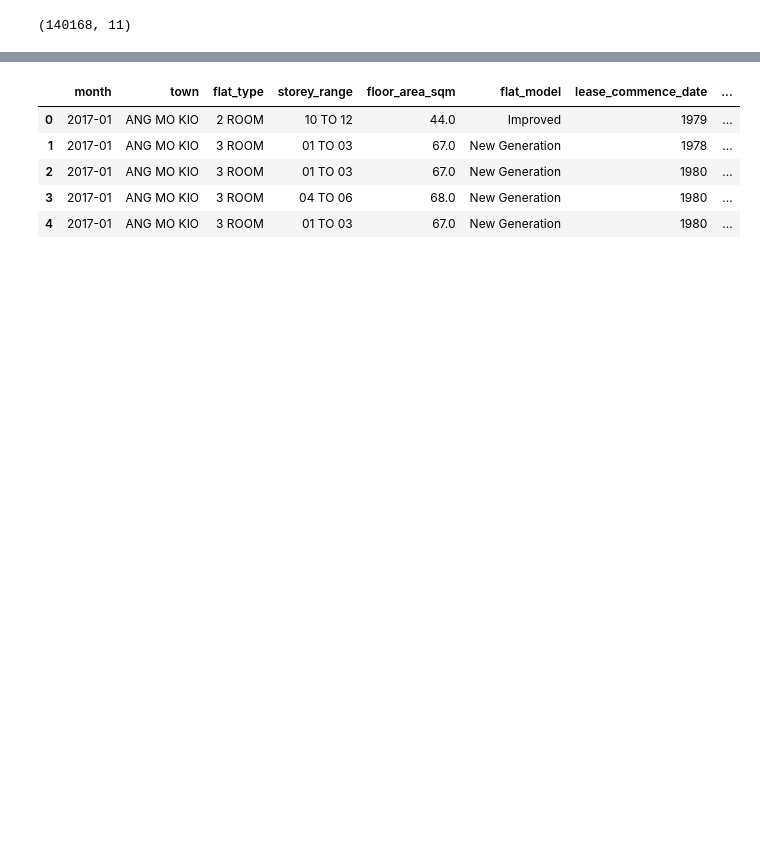
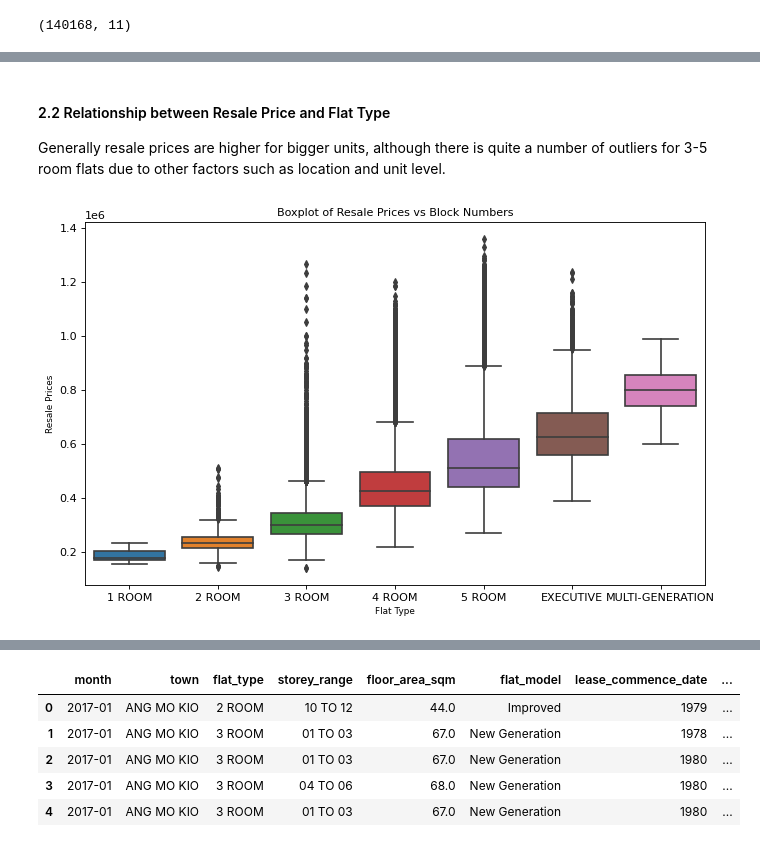
Before and after one commit to sallihin/hdb-resale-predictor, a Jupyter notebook: training-model.ipynb, the cells around one changed output, grey strips where cells are left out. Drawn from its saved outputs; the diff is of its cells as text; code cells hidden in the pictures; blank space fills up the shorter version.

```diff
--- a/training-model.ipynb
+++ b/training-model.ipynb
@@ -36,0 +78,17 @@ df.head()
+# %% [markdown]
+#### 2.2 Relationship between Resale Price and Flat Type
+Generally resale prices are higher for bigger units, although there is quite a number of outliers for 3-5 room flats due to other factors such as location and unit level.
+# %%
+# Sorting
+sorted_average = df.groupby('flat_type')['resale_price'].mean().sort_values(ascending=True)
+
+# Draw Plot
+plt.figure(figsize=(10,6), dpi= 80)
+sns.boxplot(x=df['flat_type'], y=df['resale_price'], order=sorted_average.index)
+
+# Decoration
+plt.xlabel("Flat Type", fontsize=8); plt.ylabel("Resale Prices", fontsize=8)
+plt.title("Boxplot of Resale Prices vs Block Numbers", fontsize=10)
+plt.show()
+# %% [output]
+[figure, added]
```
Also changed, not shown: parts of 25 cells of this notebook.
